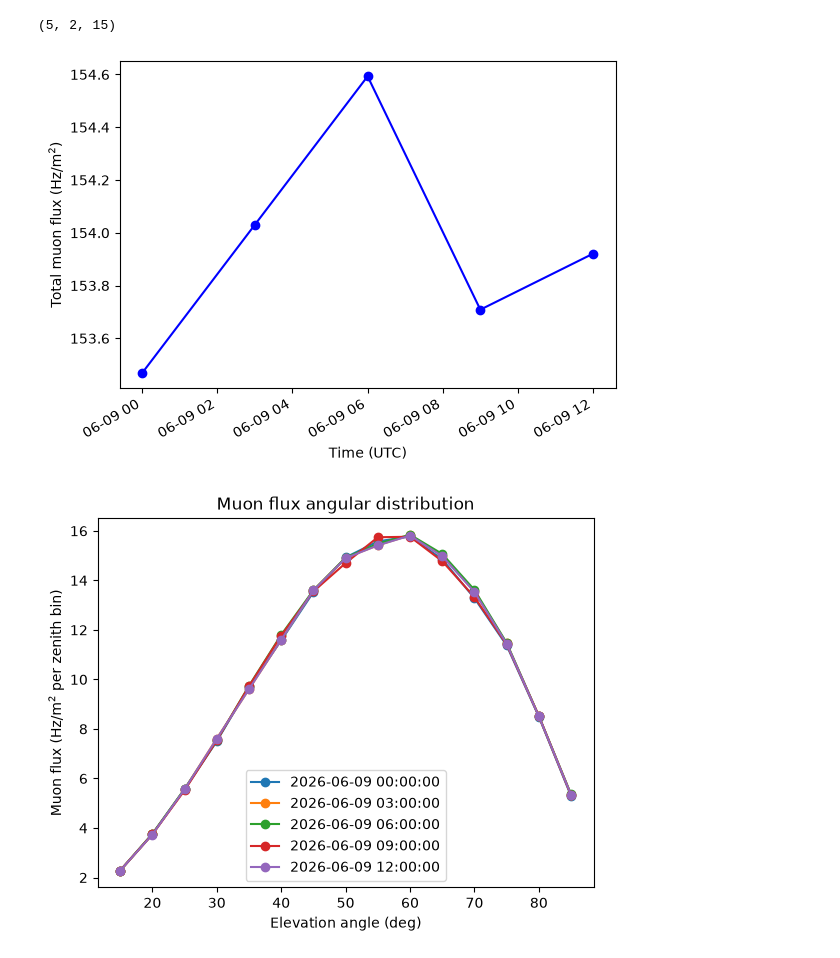
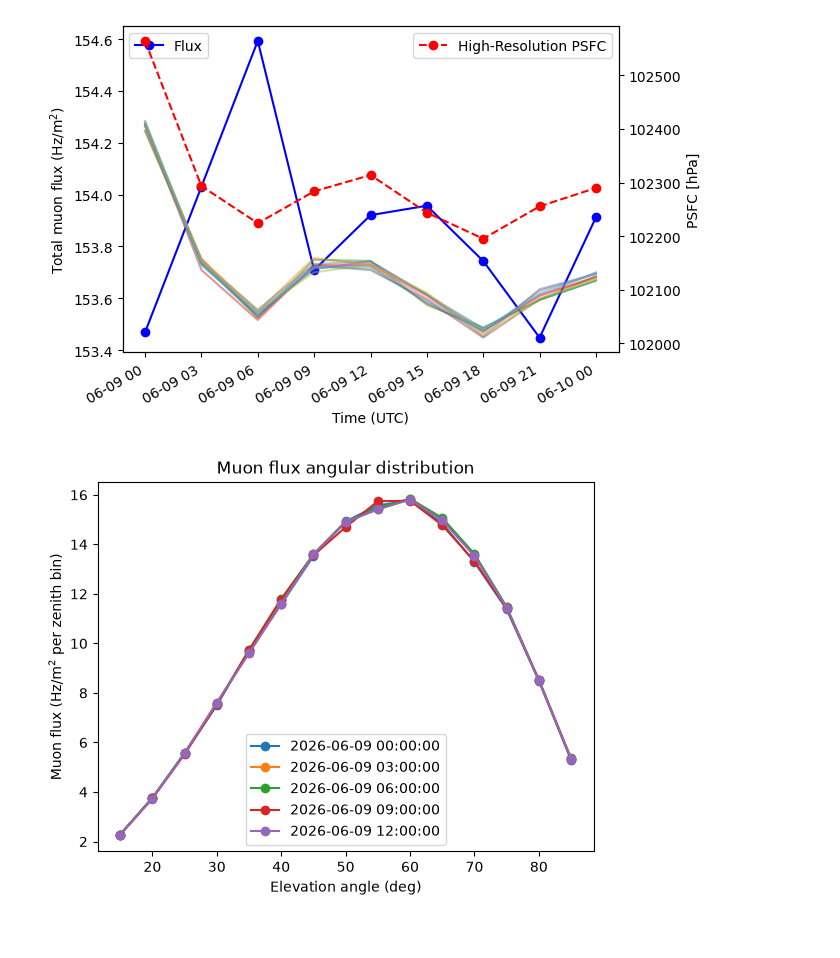
Before and after one commit to o-thorp7/MuSim_USyd, a Jupyter notebook: plot_output.ipynb, the cells around one changed output. Drawn from its saved outputs; the diff is of its cells as text; code cells hidden in the pictures.

```diff
--- a/plot_output.ipynb
+++ b/plot_output.ipynb
@@ -15,12 +10,0 @@ ens_psfc.shape, hires_psfc.shape, times.shape
-# %%
-#TODO: figure out why ens_psfc and hires_psfc are not the same
-plt.figure(figsize=(10, 6))
-cmap = plt.get_cmap('tab10')  # Use a colormap for different ensemble members
-for m in range(len(ens_psfc)):
-    plt.plot(times, ens_psfc[m], label=f'Ensemble PSFC {m+1}', color=cmap(m), alpha=0.5)
-plt.plot(times, hires_psfc, label='High-Resolution PSFC', ls="--", color='black')
-plt.xlabel('Time')
-plt.ylabel('PSFC Value')
-plt.title('Comparison of Ensemble and High-Resolution PSFC')
-plt.legend()
-plt.show()
@@ -29,28 +11,25 @@ plt.show()
-# %%
-mufluxes.shape
-# (x, y, z) means x time-points, array of angles of length z, array of fluxes of length z
-# %% [output]
-(5, 2, 15)
 # %%
 muflux_sum_over_ang = np.sum(mufluxes, axis=2)[:,1]
 
 fig, ax_flux = plt.subplots()
-# ax_psfc = ax_flux.twinx()
+ax_psfc = ax_flux.twinx()
 
 ax_flux.plot(times, muflux_sum_over_ang, marker='o', color="blue", label="Flux")
 ax_flux.set_xlabel('Time (UTC)')
 ax_flux.set_ylabel('Total muon flux (Hz/m$^2$)')
-# ax_flux.legend(loc="upper left")
+ax_flux.legend(loc="upper left")
 
-# ax_psfc.plot(times, psfc, marker='o', color="red", label="PSFC")
-# ax_psfc.set_ylabel('PSFC [hPa]')
-# ax_psfc.set_xlabel('Time (UTC)')
-# ax_psfc.legend(loc="upper right")
+ax_psfc.plot(times, hires_psfc, marker='o', ls="--", color="red", label="High-Resolution PSFC")
+for m in range(len(ens_psfc)):
+    plt.plot(times, ens_psfc[m], color=plt.get_cmap('tab10')(m), alpha=0.5, )#label=f'Ensemble PSFC {m+1}')
+ax_psfc.set_ylabel('PSFC [hPa]')
+ax_psfc.set_xlabel('Time (UTC)')
+ax_psfc.legend(loc="upper right")
 
 fig.autofmt_xdate()
 plt.show()
 # %% [output]
-[figure, old version]
+[figure, new version]
 # %%
 for i, muflux_t in enumerate(mufluxes):
     angles, flux = muflux_t[0], muflux_t[1]
```
Also changed, not shown: parts of 2 cells of this notebook, 15 other files.
